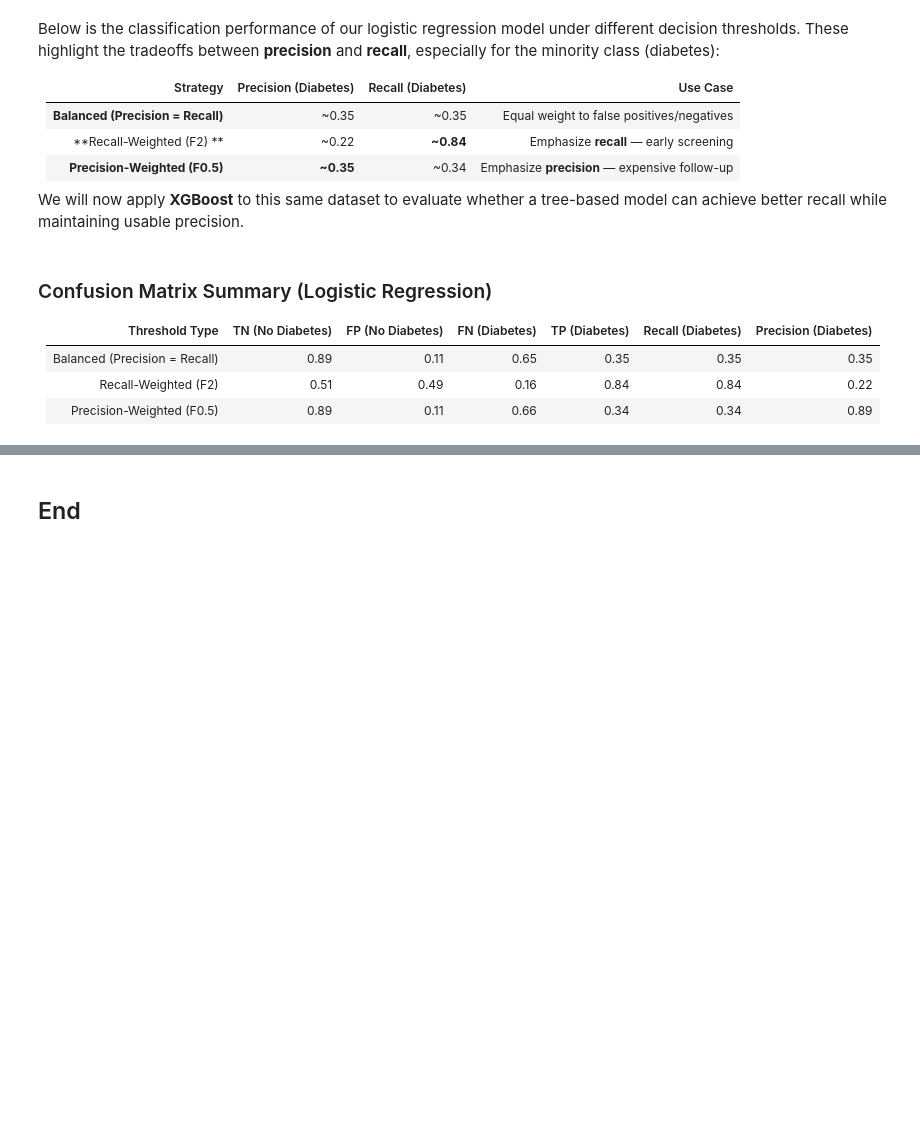
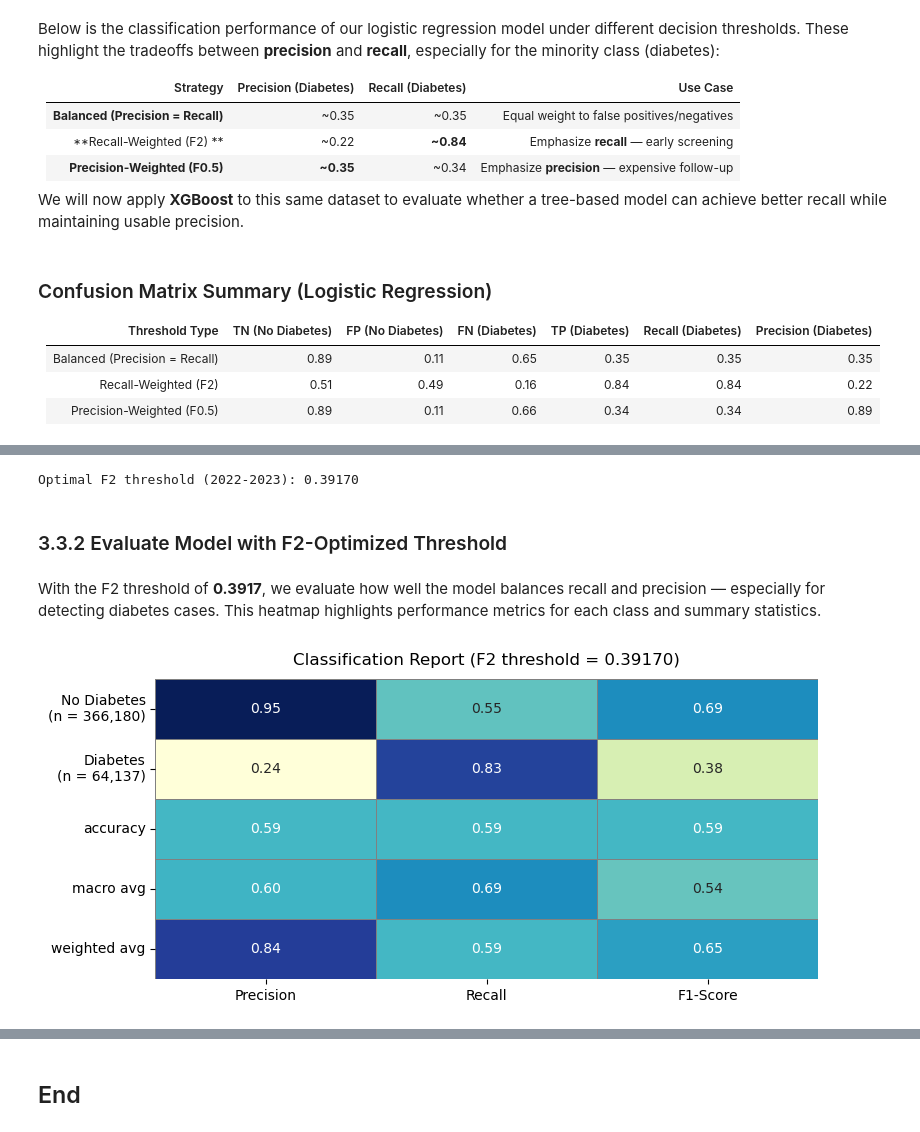
Before and after one commit to shaolinpat/brfss_diabetes_modeling, a Jupyter notebook: notebooks/01_xgboost_2022_2023.ipynb, the cells around one changed output, grey strips where cells are left out. Saved outputs shown, nothing was run; the diff lists cells and outputs as text; code cells hidden in the pictures; blank space fills up the shorter version.

```diff
--- a/notebooks/01_xgboost_2022_2023.ipynb
+++ b/notebooks/01_xgboost_2022_2023.ipynb
@@ -509,0 +720,59 @@ y_test shape: (91682,)
+# %%
+# Predict probabilities for the positive class
+y_probs_recent = xgb_model_recent.predict_proba(X_recent)[:, 1]
+
+# Compute precision-recall pairs
+precision, recall, thresholds = precision_recall_curve(y_recent, y_probs_recent)
+
+# Find threshold that maximizes F2 score
+beta = 2
+f2_scores = (1 + beta**2) * (precision[:-1] * recall[:-1]) / (
+    beta**2 * precision[:-1] + recall[:-1] + 1e-8
+)
+f2_idx = np.argmax(f2_scores)
+f2_threshold_recent = thresholds[f2_idx]
+print(f"Optimal F2 threshold (2022-2023): {f2_threshold_recent:.5f}")
+# %% [output]
+Optimal F2 threshold (2022-2023): 0.39170
+# %% [markdown]
+### 3.3.2 Evaluate Model with F2-Optimized Threshold
+# %% [markdown]
+With the F2 threshold of **0.3917**, we evaluate how well the model balances recall and precision — especially for detecting diabetes cases. This heatmap highlights performance metrics for each class and summary statistics.
+# %%
+# Predict labels using F2-optimized threshold
+y_pred_recent = (y_probs_recent >= f2_threshold_recent).astype(int)
+
+# Generate classification report
+report_dict_recent = classification_report(y_recent, y_pred_recent, output_dict=True)
+df_recent_metrics = pd.DataFrame(report_dict_recent).transpose()
+
+# Format row labels
+df_recent_metrics.rename(index={"0": "No Diabetes", "1": "Diabetes"}, inplace=True)
+supports = df_recent_metrics.loc[["No Diabetes", "Diabetes"], "support"].astype(int).map("{:,}".format)
+
+row_labels = {
+    label: f"{label}\n(n = {supports[label]})" for label in ["No Diabetes", "Diabetes"]
+}
+row_labels["accuracy"] = "accuracy"
+row_labels["macro avg"] = "macro avg"
+row_labels["weighted avg"] = "weighted avg"
+
+# Select rows and metrics
+rows = ["No Diabetes", "Diabetes", "accuracy", "macro avg", "weighted avg"]
+metrics = df_recent_metrics.loc[rows, ["precision", "recall", "f1-score"]].round(2)
+yticklabels = [row_labels[r] for r in rows]
+
+# Plot
+fig, ax = plt.subplots(figsize=(8, 3.8))
+sns.heatmap(metrics, annot=True, fmt=".2f", cmap="YlGnBu", cbar=False,
+            linewidths=0.5, linecolor="gray", ax=ax,
+            xticklabels=["Precision", "Recall", "F1-Score"],
+            yticklabels=yticklabels)
+
+ax.set_yticklabels(ax.get_yticklabels(), rotation=0)
+plt.title(f"Classification Report (F2 threshold = {f2_threshold_recent:.5f})", fontsize=12, pad=10)
+plt.tight_layout()
+plt.savefig(image_dir / "01_xgb_recent_f2_report.png", dpi=300)
+plt.show()
+# %% [output]
+[figure, added]
```
Also changed, not shown: parts of 92 cells of this notebook, 9 other files.
